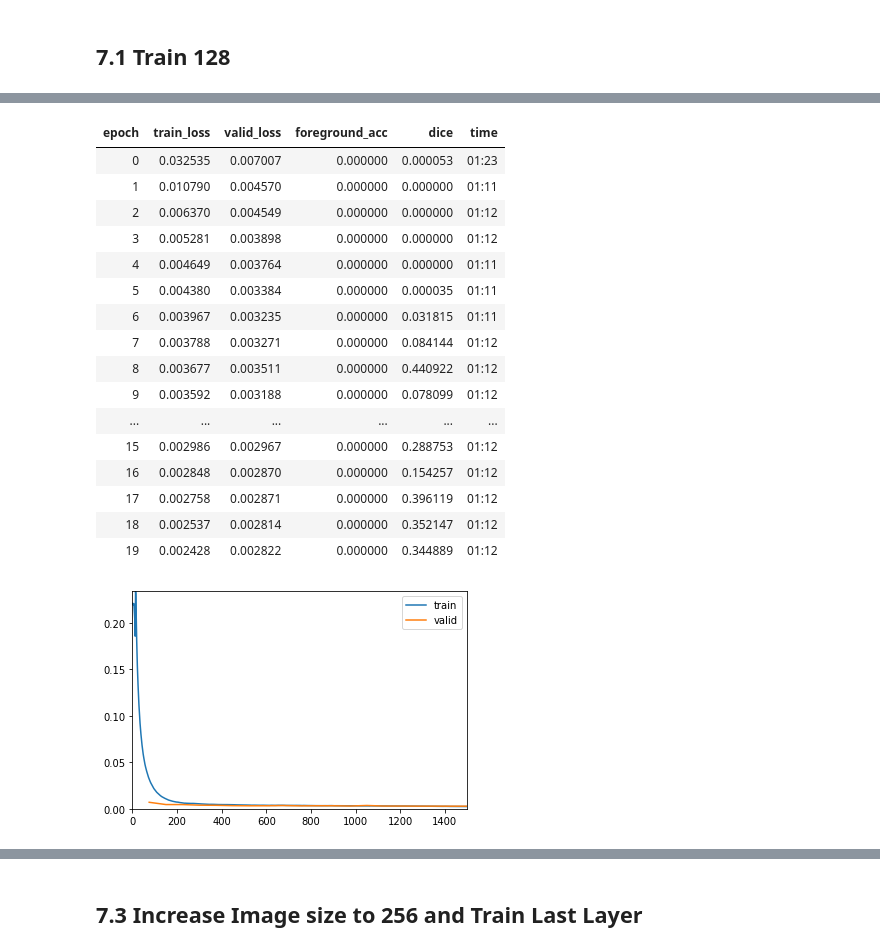
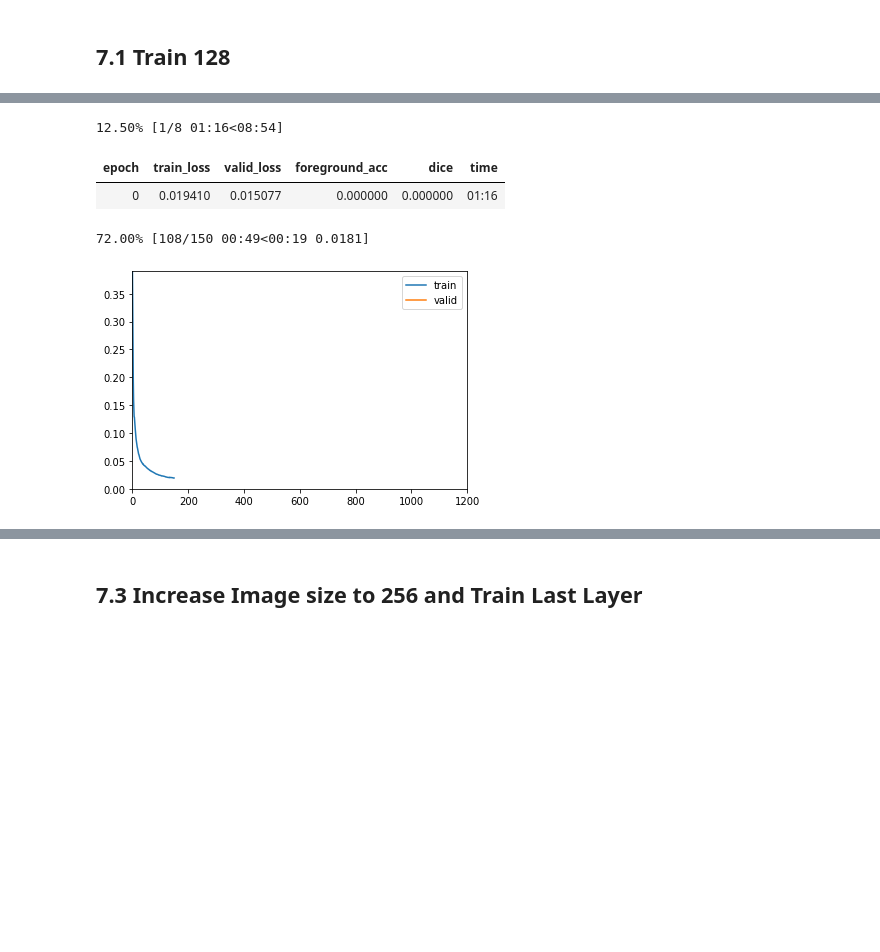
Before and after one commit to mrkcmd/bualabs, a Jupyter notebook: nbs/03c_image_segmentation_siim_acr_pneumothorax_fastai2.ipynb, the cells around one changed output, grey strips where cells are left out. Drawn from its saved outputs; the diff is of its cells as text; code cells hidden in the pictures; blank space fills up the shorter version.

```diff
--- a/nbs/03c_image_segmentation_siim_acr_pneumothorax_fastai2.ipynb
+++ b/nbs/03c_image_segmentation_siim_acr_pneumothorax_fastai2.ipynb
@@ -433,14 +456,16 @@ loss_func = XFocalLoss(gamma=2)
 # %%
 metrics = [foreground_acc, Dice()]
-config = unet_config(self_attention=True, blur=True, blur_final=True, act_cls=Mish)
+# config = unet_config(self_attention=True, blur=True, act_cls=Mish)
+config = unet_config(self_attention=True, blur=True)
 
 opt_func = ranger
 # %%
 def getLearner(dls):
     return unet_learner(dls, resnet34, metrics=metrics, config=config,
-                     loss_func=loss_func,
+                    #  loss_func=loss_func,
                      pretrained=True,
                      path=learner_path,
-                     opt_func=opt_func, cbs=[ShowGraphCallback]).to_fp16()
+                    #  opt_func=opt_func,
+                     cbs=[ShowGraphCallback]).to_fp16()
 # %%
 learn = getLearner(dls)
@@ -478,23 +488,11 @@ lrs = 6e-3
-# %%
-learn.fit_flat_cos(20, lr=lrs)
-# %% [output]
-| epoch | train_loss | valid_loss | foreground_acc | dice | time |
-| 0 | 0.032535 | 0.007007 | 0.000000 | 0.000053 | 01:23 |
-| 1 | 0.010790 | 0.004570 | 0.000000 | 0.000000 | 01:11 |
-| 2 | 0.006370 | 0.004549 | 0.000000 | 0.000000 | 01:12 |
-| 3 | 0.005281 | 0.003898 | 0.000000 | 0.000000 | 01:12 |
-| 4 | 0.004649 | 0.003764 | 0.000000 | 0.000000 | 01:11 |
-| 5 | 0.004380 | 0.003384 | 0.000000 | 0.000035 | 01:11 |
-| 6 | 0.003967 | 0.003235 | 0.000000 | 0.031815 | 01:11 |
-| 7 | 0.003788 | 0.003271 | 0.000000 | 0.084144 | 01:12 |
-| 8 | 0.003677 | 0.003511 | 0.000000 | 0.440922 | 01:12 |
-| 9 | 0.003592 | 0.003188 | 0.000000 | 0.078099 | 01:12 |
-| ... | ... | ... | ... | ... | ... |
-| 15 | 0.002986 | 0.002967 | 0.000000 | 0.288753 | 01:12 |
-| 16 | 0.002848 | 0.002870 | 0.000000 | 0.154257 | 01:12 |
-| 17 | 0.002758 | 0.002871 | 0.000000 | 0.396119 | 01:12 |
-| 18 | 0.002537 | 0.002814 | 0.000000 | 0.352147 | 01:12 |
-| 19 | 0.002428 | 0.002822 | 0.000000 | 0.344889 | 01:12 |
-[figure, removed]
+# %%
+# learn.fit_flat_cos(12, lr=1e-3)
+learn.fit_one_cycle(8, lr_max=slice(1e-3), pct_start=0.7)
+# %% [output]
+12.50% [1/8 01:16<08:54]
+| epoch | train_loss | valid_loss | foreground_acc | dice | time |
+| 0 | 0.019410 | 0.015077 | 0.000000 | 0.000000 | 01:16 |
+72.00% [108/150 00:49<00:19 0.0181]
+[figure, added]
 # %%
 learn.save('03c-unet-resnet34-128-1')
```
Also changed, not shown: parts of 85 cells of this notebook.
